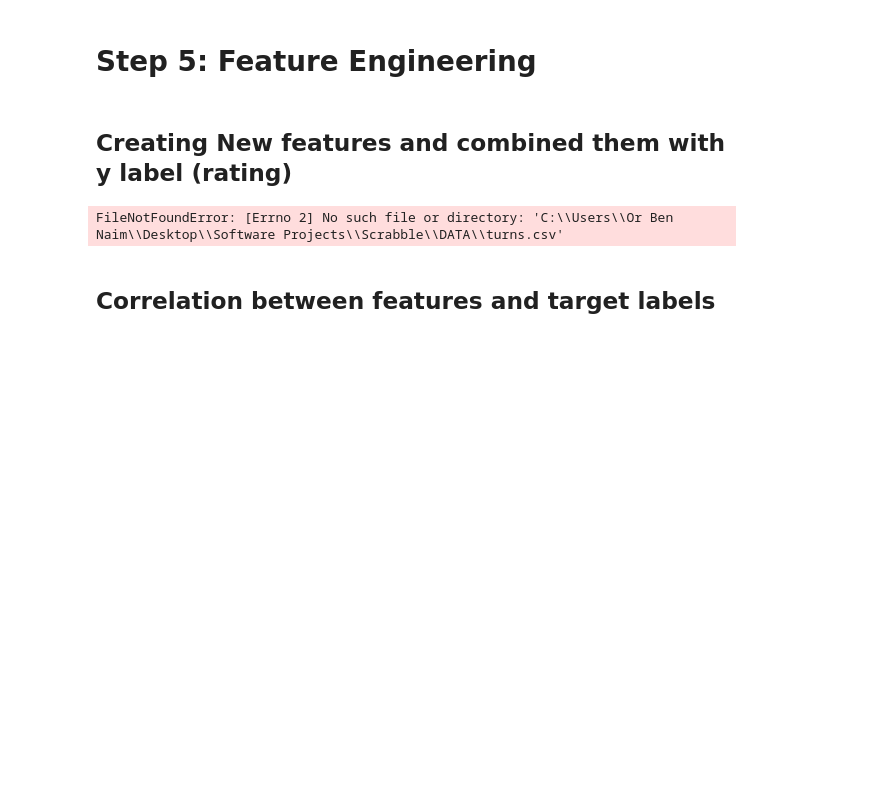
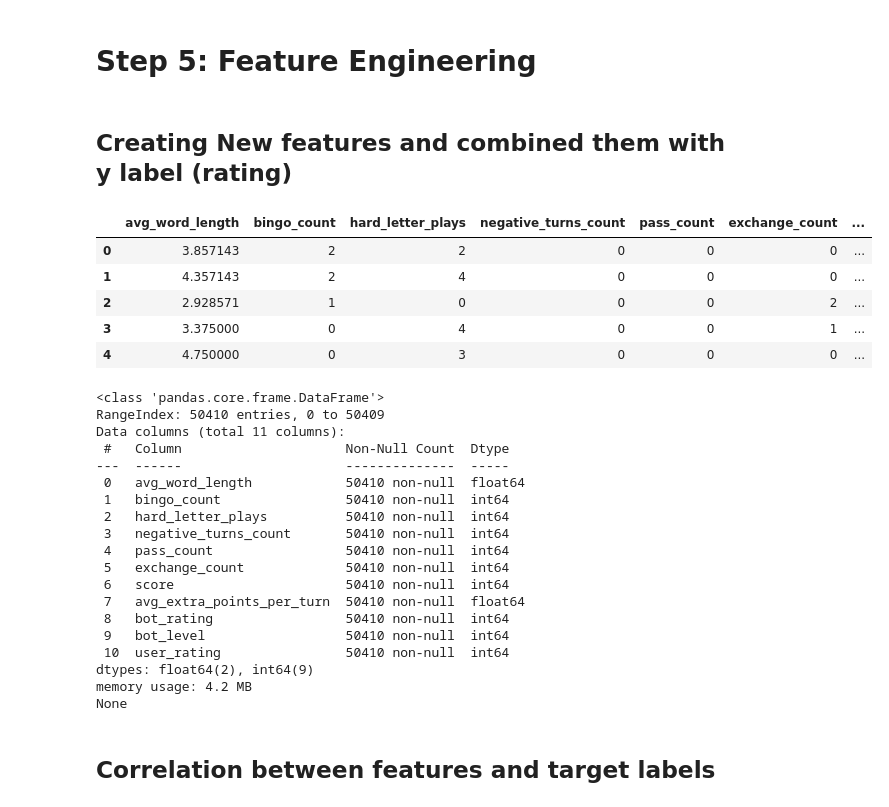
Before and after one commit to OrBenNaim/Scrabble, a Jupyter notebook: jupyter_notebook/Scrabble_EDA.ipynb, the cells around one changed output. Saved outputs shown, nothing was run; the diff lists cells and outputs as text; code cells hidden in the pictures; blank space fills up the shorter version.

```diff
--- a/jupyter_notebook/Scrabble_EDA.ipynb
+++ b/jupyter_notebook/Scrabble_EDA.ipynb
@@ -273,11 +273,35 @@ heatmap_correlation(result, "Correlation Matrix - result")
 # %% [markdown]
 ## Creating New features and combined them with y label (rating)
 # %%
-training_examples = create_training_examples()
-display(training_examples.head())
-print(training_examples.info())
+features = create_features_dataset()
+display(features.head())
+print(features.info())
 # %% [output]
+|  | avg_word_length | bingo_count | hard_letter_plays | negative_turns_count | pass_count | exchange_count | ... |
+| 0 | 3.857143 | 2 | 2 | 0 | 0 | 0 | ... |
+| 1 | 4.357143 | 2 | 4 | 0 | 0 | 0 | ... |
+| 2 | 2.928571 | 1 | 0 | 0 | 0 | 2 | ... |
+| 3 | 3.375000 | 0 | 4 | 0 | 0 | 1 | ... |
+| 4 | 4.750000 | 0 | 3 | 0 | 0 | 0 | ... |
-FileNotFoundError: [Errno 2] No such file or directory: 'C:\\Users\\Or Ben Naim\\Desktop\\Software Projects\\Scrabble\\DATA\\turns.csv'
+<class 'pandas.core.frame.DataFrame'>
+RangeIndex: 50410 entries, 0 to 50409
+Data columns (total 11 columns):
+ #   Column                     Non-Null Count  Dtype
+---  ------                     --------------  -----
+ 0   avg_word_length            50410 non-null  float64
+ 1   bingo_count                50410 non-null  int64
+ 2   hard_letter_plays          50410 non-null  int64
+ 3   negative_turns_count       50410 non-null  int64
+ 4   pass_count                 50410 non-null  int64
+ 5   exchange_count             50410 non-null  int64
+ 6   score                      50410 non-null  int64
+ 7   avg_extra_points_per_turn  50410 non-null  float64
+ 8   bot_rating                 50410 non-null  int64
+ 9   bot_level                  50410 non-null  int64
+ 10  user_rating                50410 non-null  int64
+dtypes: float64(2), int64(9)
+memory usage: 4.2 MB
+None
 # %% [markdown]
 ## Correlation between features and target labels
 # %%
```
Also changed, not shown: parts of 2 cells of this notebook, 1 other file.
